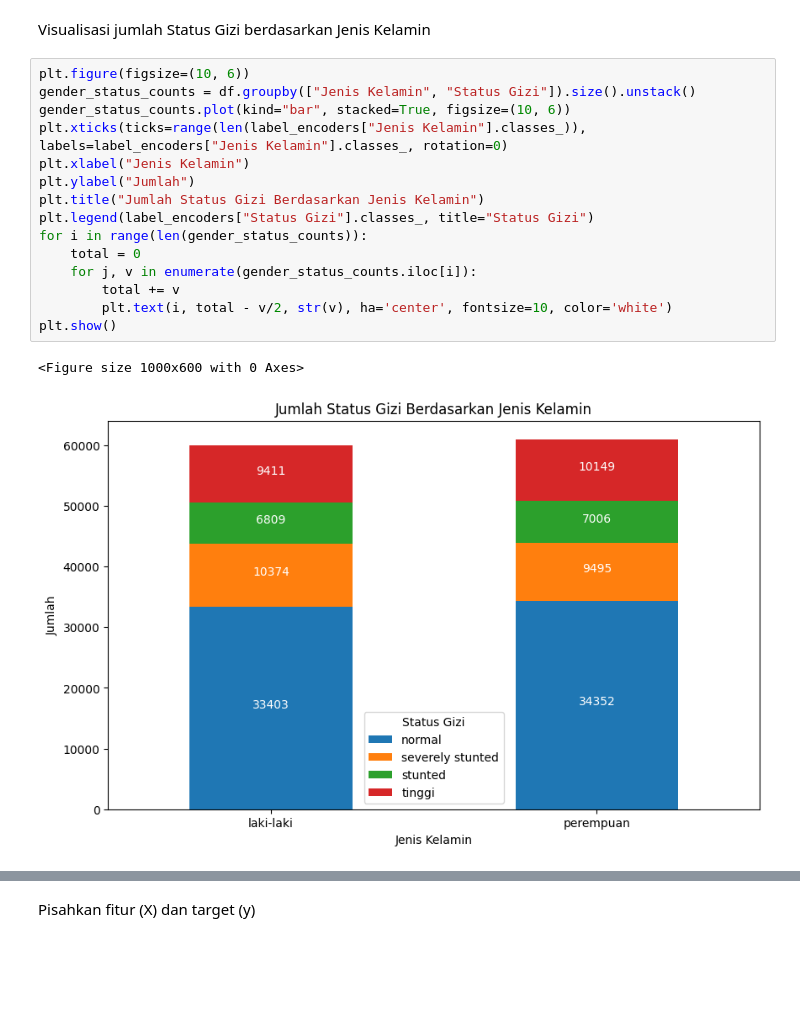
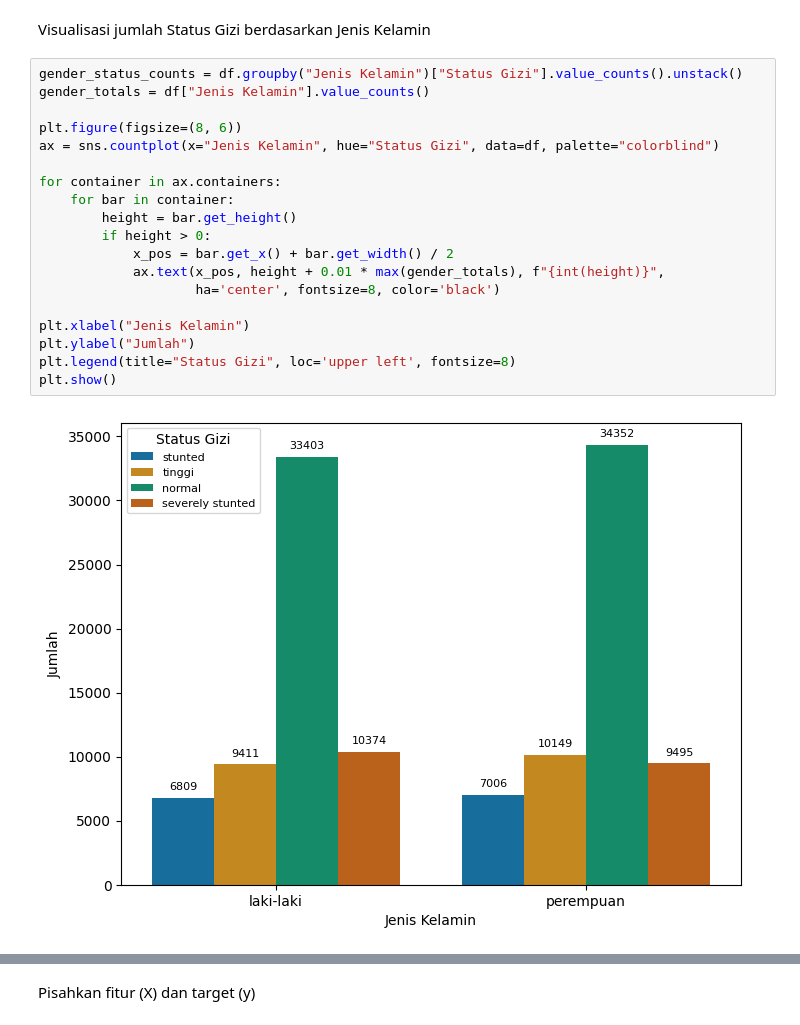
Before and after one commit to irsyamokta/stunting-classification, a Jupyter notebook: notebook/stunting_classifier.ipynb, the cells around one changed output, grey strips where cells are left out. Drawn from its saved outputs; the diff is of its cells as text; blank space fills up the shorter version.

```diff
--- a/notebook/stunting_classifier.ipynb
+++ b/notebook/stunting_classifier.ipynb
@@ -87,23 +87,26 @@ plt.show()
 # %% [markdown]
 Visualisasi jumlah Status Gizi berdasarkan Jenis Kelamin
-# %%
-plt.figure(figsize=(10, 6))
-gender_status_counts = df.groupby(["Jenis Kelamin", "Status Gizi"]).size().unstack()
-gender_status_counts.plot(kind="bar", stacked=True, figsize=(10, 6))
-plt.xticks(ticks=range(len(label_encoders["Jenis Kelamin"].classes_)), labels=label_encoders["Jenis Kelamin"].classes_, rotation=0)
-plt.xlabel("Jenis Kelamin")
-plt.ylabel("Jumlah")
-plt.title("Jumlah Status Gizi Berdasarkan Jenis Kelamin")
-plt.legend(label_encoders["Status Gizi"].classes_, title="Status Gizi")
-for i in range(len(gender_status_counts)):
-    total = 0
-    for j, v in enumerate(gender_status_counts.iloc[i]):
-        total += v
-        plt.text(i, total - v/2, str(v), ha='center', fontsize=10, color='white')
-plt.show()
-# %% [output]
-<Figure size 1000x600 with 0 Axes>
-[figure, removed]
+# %%
+gender_status_counts = df.groupby("Jenis Kelamin")["Status Gizi"].value_counts().unstack()
+gender_totals = df["Jenis Kelamin"].value_counts()
+
+plt.figure(figsize=(8, 6))
+ax = sns.countplot(x="Jenis Kelamin", hue="Status Gizi", data=df, palette="colorblind")
+
+for container in ax.containers:
+    for bar in container:
+        height = bar.get_height()
+        if height > 0:
+            x_pos = bar.get_x() + bar.get_width() / 2
+            ax.text(x_pos, height + 0.01 * max(gender_totals), f"{int(height)}",
+                    ha='center', fontsize=8, color='black')
+
+plt.xlabel("Jenis Kelamin")
+plt.ylabel("Jumlah")
+plt.legend(title="Status Gizi", loc='upper left', fontsize=8)
+plt.show()
+# %% [output]
+[figure, added]
 # %%
 df.info()
 # %% [output]
```
Also changed, not shown: parts of 12 cells of this notebook.
